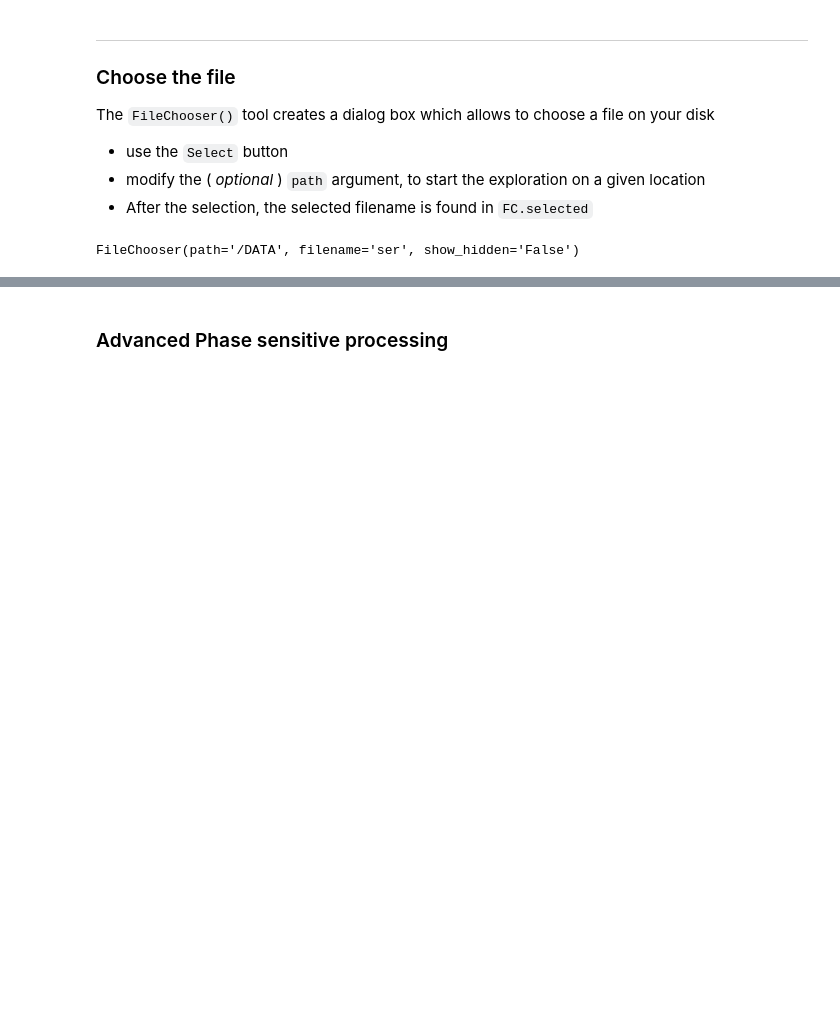
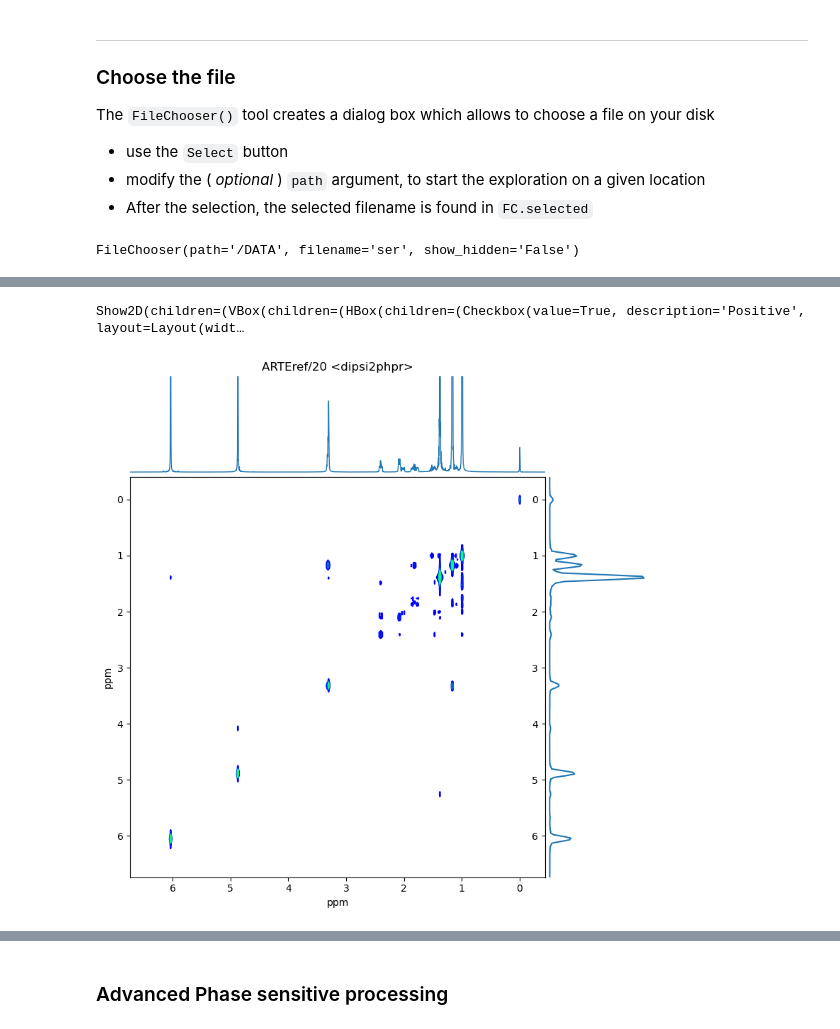
Before and after one commit to spike-project/spike, a Jupyter notebook: Notebooks/Proc2DNMR.ipynb, the cells around one changed output, grey strips where cells are left out. Saved outputs shown, nothing was run; the diff lists cells and outputs as text; code cells hidden in the pictures; blank space fills up the shorter version.

```diff
--- a/Notebooks/Proc2DNMR.ipynb
+++ b/Notebooks/Proc2DNMR.ipynb
@@ -132,0 +147,7 @@ Show2D(children=(VBox(children=(HBox(children=(Checkbox(value=True, description=
+# %%
+reload(I2D)
+S = I2D.Show2D(D2,title="%s %s"%(FC.nmrname,d2.pulprog))
+S
+# %% [output]
+Show2D(children=(VBox(children=(HBox(children=(Checkbox(value=True, description='Positive', layout=Layout(widt…
+[figure, added]
```
Also changed, not shown: parts of 12 cells of this notebook, 12 other files.
